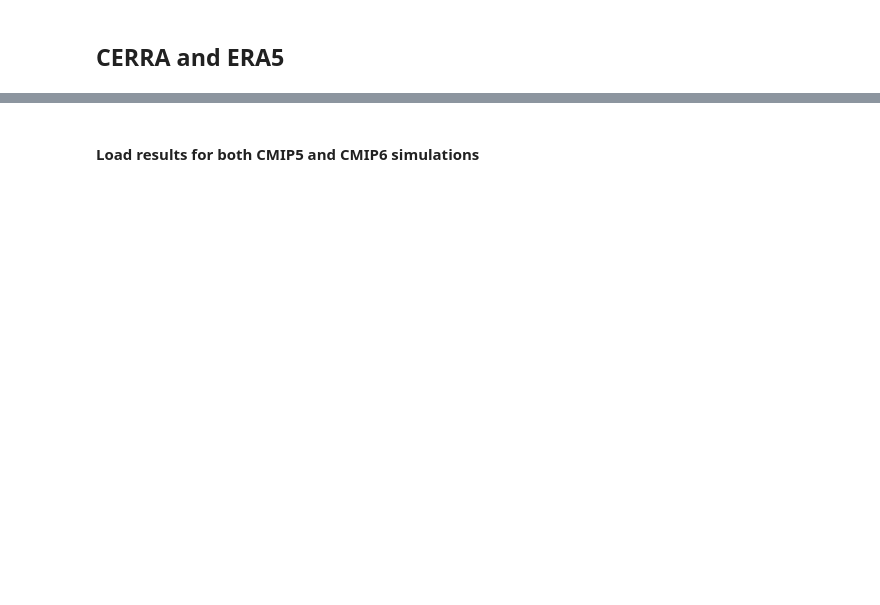
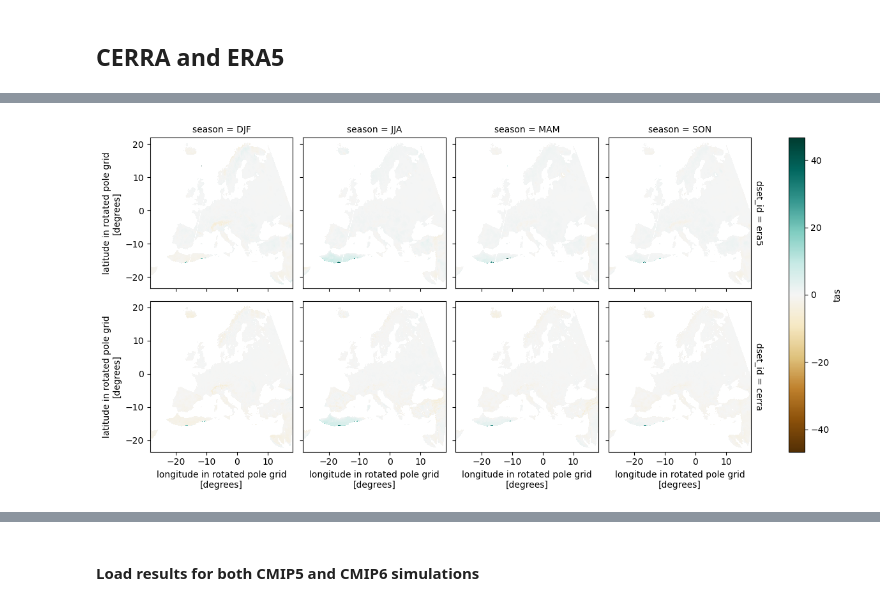
Before and after one commit to larsbuntemeyer/joint-evaluation, a Jupyter notebook: eval-book/regional_bias.ipynb, the cells around one changed output, grey strips where cells are left out. Saved outputs shown, nothing was run; the diff lists cells and outputs as text; code cells hidden in the pictures; blank space fills up the shorter version.

```diff
--- a/eval-book/regional_bias.ipynb
+++ b/eval-book/regional_bias.ipynb
@@ -99,12 +112,2 @@ ref_seasmean.plot(col="season", col_wrap=2, cmap="jet")
 # %% [markdown]
 ## CERRA and ERA5
-# %%
-dsets = {}
-for dset in var_dic[variable]["datasets"]:
-    ds = load_obs(variable, dset)
-    ds = ds.sel(time=period).compute()
-    ds = fix_360_longitudes(ds, lonname="longitude")
-    if not variable_mapping[dset][variable] == variable:
-        ds = ds.rename_vars({variable_mapping[dset][variable]: variable})
-    ds = standardize_unit(ds, variable)
-    dsets[dset] = ds
@@ -122,4 +114,68 @@ for dset in dsets.keys():
-# %%
-for dset, ds in dsets.items():
-    regridder = xe.Regridder(ds, rotated_grid, method=regridding, unmapped_to_nan=False)
-    dsets[dset] = regridder(ds)
+# %%
+for period in periods:
+
+    # Load eobs (CERRA and ERA5)
+    dsets = {}
+    for dset in var_dic[variable]["datasets"]:
+        ds = load_obs(variable, dset, add_fx=True, mask=True)
+        ds = ds.sel(time=period).compute()
+        ds = fix_360_longitudes(ds, lonname="longitude")
+        if not variable_mapping[dset][variable] == variable:
+            ds = ds.rename_vars({variable_mapping[dset][variable]: variable})
+        ds = standardize_unit(ds, variable)
+        dsets[dset] = ds
+
+    # Check temporal coverage
+    for dset in dsets.keys():
+        if not check_equal_period(dsets[dset], period):
+            print(f"Temporal coverage of {dset} does not match with {period}")
+
+    # Regrid
+    for dset, ds in dsets.items():
+        regridder = xe.Regridder(ds, rotated_grid, method=regridding, unmapped_to_nan=True)
+        dsets[dset] = regridder(ds)
+
+    if variable == 'tas':
+        for dset in dsets:
+            h_c = height_temperature_correction(dsets[dset].orog, ref_on_rotated.elevation)
+            dsets[dset]['tas'] = dsets[dset].tas - h_c.fillna(0)
+
+    # Calculate seasonal_mean bias respect to the reference dataset
+    ref_seasmean = ref_seasmean_periods[f"{period.start}-{period.stop}"]
+    if var_dic[variable]["diff"] == "abs":
+        diffs = {
+            dset_id: seasonal_mean(ds[[variable]].sel(time=period)).compute()
+            - (ref_seasmean)
+            for dset_id, ds in dsets.items()
+            if variable in ds.variables
+        }
+    elif var_dic[variable]["diff"] == "rel":
+        diffs = {
+            dset_id: 100
+            * (seasonal_mean(ds[[variable]].sel(time=period)).compute() - (ref_seasmean))
+            / (ref_seasmean)
+            for dset_id, ds in dsets.items()
+            if variable in ds.variables
+        }
+    obs_seasonal_bias = xr.concat(
+        list(diffs.values()),
+        dim=xr.DataArray(
+            list(map(lambda x: x, diffs.keys())),
+            dims="dset_id",
+        ),
+        compat="override",
+        coords="minimal",
+    )
+    # Delete cell with high relative differences (arid areas for precipitation)
+    obs_seasonal_bias[variable] = obs_seasonal_bias[variable].where(
+        (obs_seasonal_bias[variable] <= 1000) & (obs_seasonal_bias[variable] >= -1000)
+    )
+    # Plot
+    obs_seasonal_bias[variable].plot(row="dset_id", col="season", cmap="BrBG")
+    # Calculate regional means
+    obs_regions = regional_means(obs_seasonal_bias, regions, aggr=var_dic[index]["aggr"])
+    # Save results
+    obs_regions.to_netcdf(
+        f"{save_results_path}/{index}_obs_{reference_regions}_{period.start}-{period.stop}.nc"
+    )
+# %% [output]
@@ -125,0 +220 @@ for dset, ds in dsets.items():
+[figure, added]
```
Also changed, not shown: parts of 45 cells of this notebook, 1 other file.
